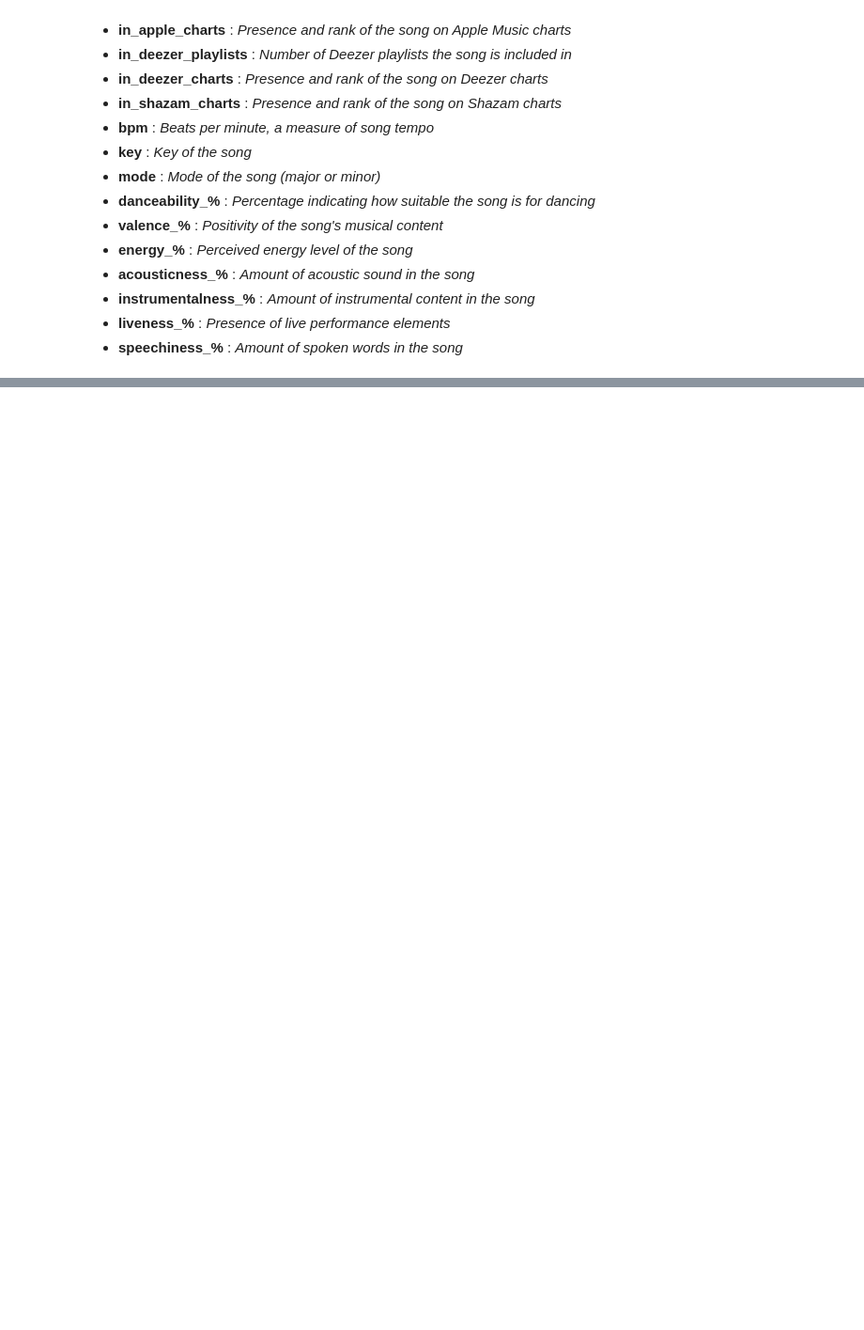
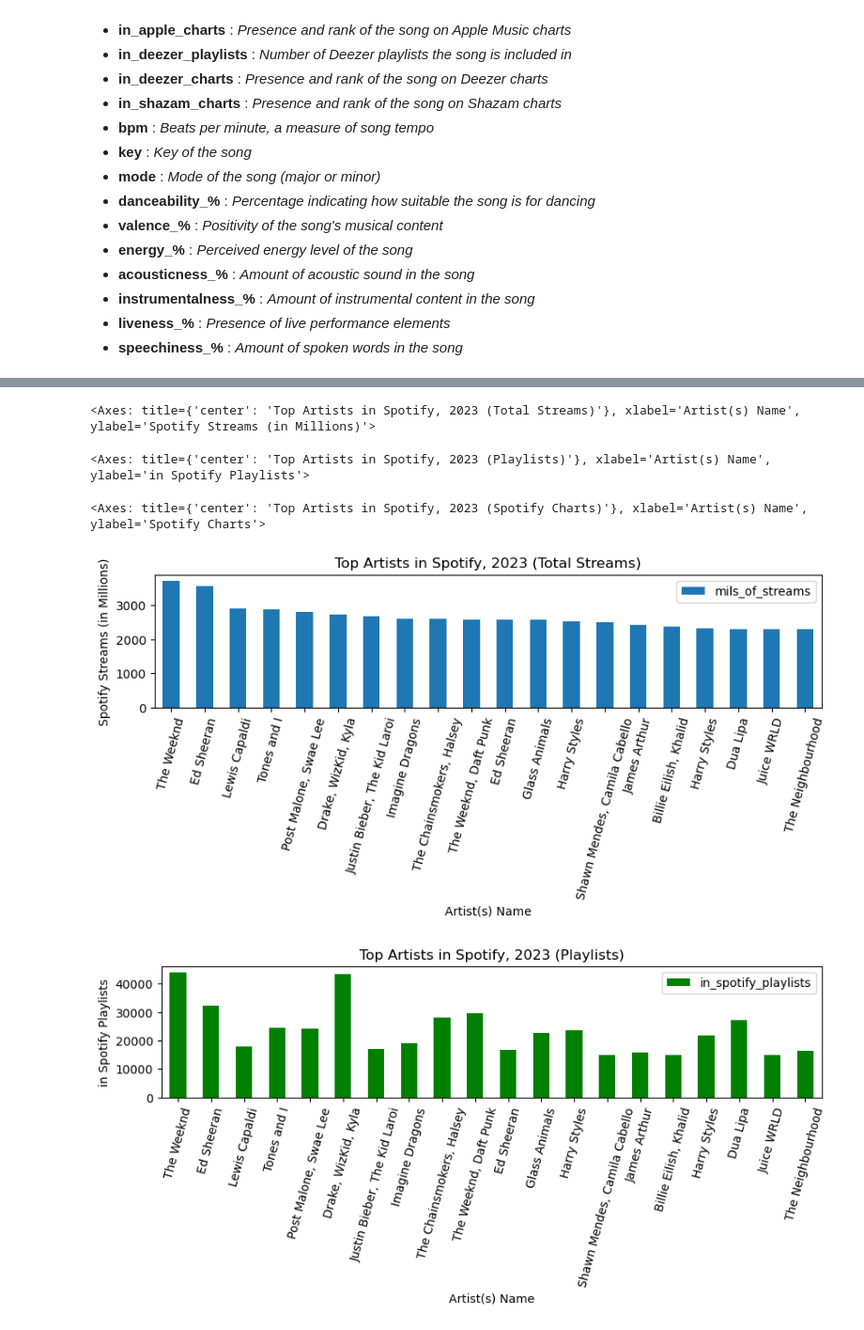
Before and after one commit to willablackmon/spotify_playlist_analysis, a Jupyter notebook: spotify_2023_data.ipynb, the cells around one changed output, grey strips where cells are left out. Shown at 94% size. Cells and saved outputs as stored; diff of their text form; code cells hidden in the pictures; blank space fills up the shorter version.

```diff
--- a/spotify_2023_data.ipynb
+++ b/spotify_2023_data.ipynb
@@ -130,0 +121,11 @@ None
+# %%
+#################################################
+# Reformat Streams Column to Millions of Streams:
+#################################################
+df_mils = df_clean.copy()
+df_mils['streams'] = df_mils['streams'].apply(lambda x: round(x/1000000, 4))
+df_mils = df_mils.rename(columns={'streams':'mils_of_streams'})
+display(df_mils.head())
+
+
+# del combined_unemployed_data['Country Code_y']
@@ -130,0 +218,43 @@ None
+# %%
+##########################################################
+# Identify which artists/tracks are most popular on Spotify
+##########################################################
+
+top_artists_spotify_df = df_mils[['artist(s)_name',
+                                  'track_name', 'mils_of_streams',
+                                  'in_spotify_playlists', 'in_spotify_charts']].sort_values('mils_of_streams', ascending=False).head(20)
+
+##########################################################
+# Plot  most popular artists/tracks on Spotify
+##########################################################
+# track_name
+display(
+    top_artists_spotify_df.plot(kind='bar', title = 'Top Artists in Spotify, 2023 (Total Streams)',
+                        x='artist(s)_name', y='mils_of_streams',
+                        xlabel='Artist(s) Name', rot=75, # horizontalalignment="center",
+                        ylabel='Spotify Streams (in Millions)',
+                        figsize=[10,2])
+)
+display(
+top_artists_spotify_df.plot(kind='bar', title = 'Top Artists in Spotify, 2023 (Playlists)',
+                        x='artist(s)_name', y='in_spotify_playlists',
+                        xlabel='Artist(s) Name', rot=75, # horizontalalignment="center",
+                        ylabel='in Spotify Playlists',
+                        color = 'green',
+                        figsize=[10,2])
+)
+
+display(
+    top_artists_spotify_df.plot(kind='bar', title = 'Top Artists in Spotify, 2023 (Spotify Charts)',
+                        x='artist(s)_name', y='in_spotify_charts',
+                        xlabel='Artist(s) Name', rot=75, # horizontalalignment="center",
+                        ylabel='Spotify Charts',
+                        color = 'orange',
+                        figsize=[10,2])
+)
+# %% [output]
+<Axes: title={'center': 'Top Artists in Spotify, 2023 (Total Streams)'}, xlabel='Artist(s) Name', ylabel='Spotify Streams (in Millions)'>
+<Axes: title={'center': 'Top Artists in Spotify, 2023 (Playlists)'}, xlabel='Artist(s) Name', ylabel='in Spotify Playlists'>
+<Axes: title={'center': 'Top Artists in Spotify, 2023 (Spotify Charts)'}, xlabel='Artist(s) Name', ylabel='Spotify Charts'>
+[figure, added]
+[figure, added]
```
Also changed, not shown: parts of 10 cells of this notebook.
